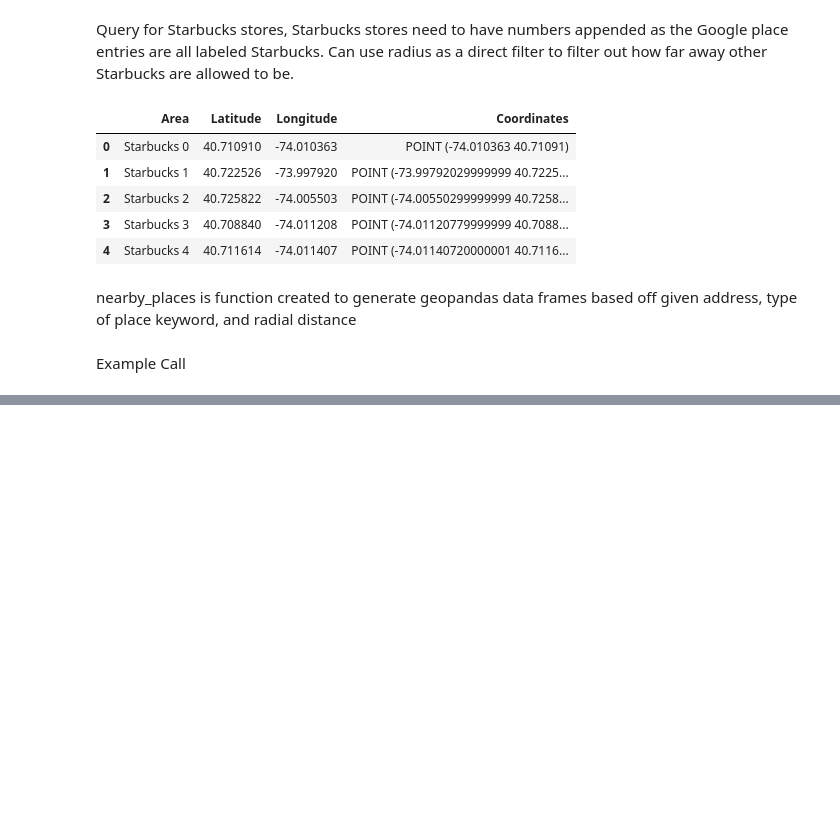
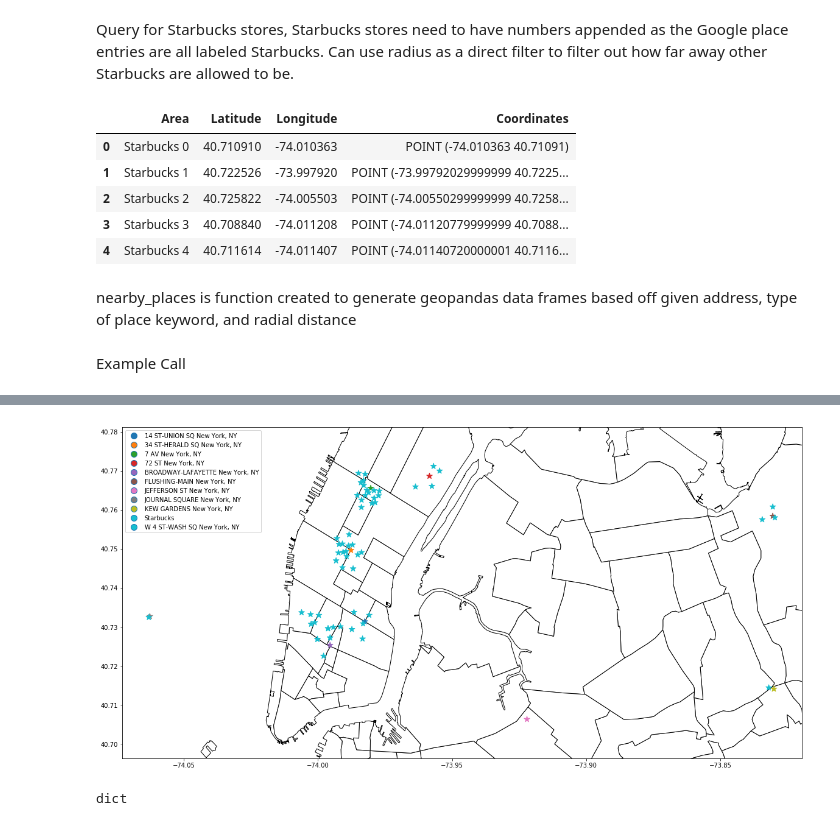
Before and after one commit to nalehc/gala_flyer_locations, a Jupyter notebook: Google_Places_Scraping_Alan.ipynb, the cells around one changed output, grey strips where cells are left out. Saved outputs shown, nothing was run; the diff lists cells and outputs as text; code cells hidden in the pictures; blank space fills up the shorter version.

```diff
--- a/Google_Places_Scraping_Alan.ipynb
+++ b/Google_Places_Scraping_Alan.ipynb
@@ -137,4 +147,25 @@ def nearby_places(address, place_type, r = 3200):
 
     return np_df
+# %%
+def nearby_subway_stations(subway_list, keyword, subway_r, keyword_r):
+
+    nss_gdf = gpd.GeoDataFrame()
+
+    for station in subway_list:
+
+        station_name = station[0]
+        station_gdf = nearby_places(station_name + ' New York, NY', station_name + ' station', subway_r).head(1)
+        station_lat = station_gdf['Latitude'].iloc[0]
+        station_lng = station_gdf['Longitude'].iloc[0]
+        station_latlng_dict = {'lat': station_lat, 'lng': station_lng}
+        nss_gdf = nss_gdf.append(station_gdf)
+
+        pt_gdf = nearby_places(address = None, place_type = keyword, latlng_dict = station_latlng_dict, r = keyword_r)
+        nss_gdf = nss_gdf.append(pt_gdf)
+
+    nss_gdf = nss_gdf.reset_index()
+    nss_gdf = nss_gdf.drop(axis = 1, labels = ['index'])
+
+    return nss_gdf
 # %% [markdown]
 Example Call
@@ -162,0 +172,14 @@ polygons.plot();
+# %%
+subway_list = [['JEFFERSON ST', 8948.403846153846],
+ ['14 ST-UNION SQ', 5806.954545454545],
+ ['JOURNAL SQUARE', 3806.1666666666665],
+ ['W 4 ST-WASH SQ', 2929.653846153846],
+ ['7 AV', 2355.5625],
+ ['34 ST-HERALD SQ', 2351.6346153846152],
+ ['72 ST', 2345.4375],
+ ['FLUSHING-MAIN', 2254.923076923077],
+ ["BROADWAY-LAFAYETTE", 2012.2045454545455],
+ ['KEW GARDENS', 1969.3958333333333]]
+# %%
+test_gdf = nearby_subway_stations(subway_list, 'Starbucks', 6400, 300)
+test_gdf
@@ -162,0 +205,16 @@ polygons.plot();
+# %%
+fig, ax1 = plt.subplots(1, 1, figsize=(20,10))
+gpd_tc = test_call.set_geometry('Coordinates')
+polygons = gpd.read_file("d085e2f8d0b54d4590b1e7d1f35594c1pediacitiesnycneighborhoods.geojson")
+base = polygons.plot(ax = ax1, color='white', edgecolor='black')
+fig = test_gdf.plot(ax= base, marker='*', markersize = 100, legend = True, column = 'Query')
+minx, miny, maxx, maxy = test_gdf.total_bounds
+buffer = 0.01
+ax1.set_xlim(minx - buffer, maxx + buffer);
+ax1.set_ylim(miny - buffer, maxy + buffer);
+# %% [output]
+[figure, added]
+# %%
+type(gmaps.reverse_geocode((40.706309, -73.922088))[0])
+# %% [output]
+dict
```
Also changed, not shown: parts of 6 cells of this notebook.
